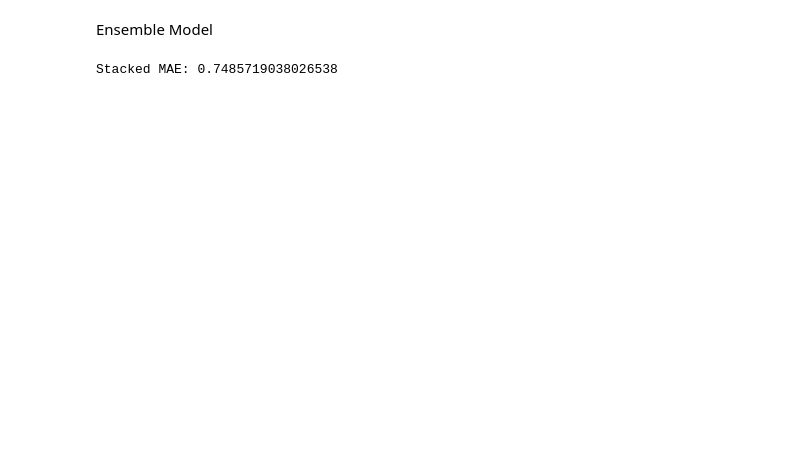
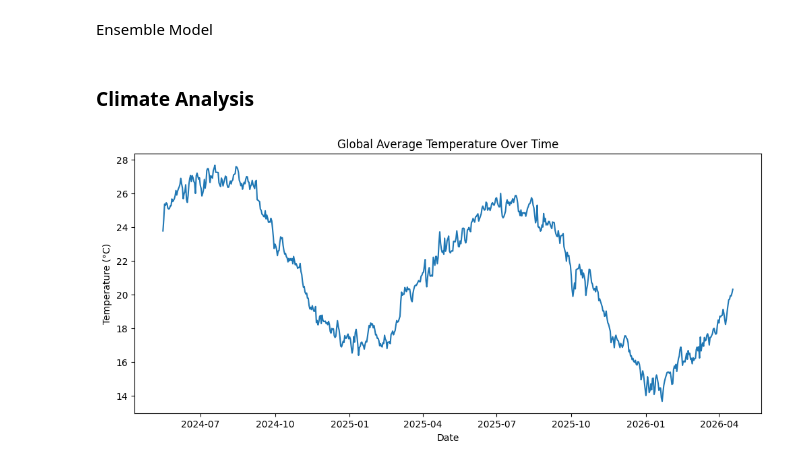
Before and after one commit to benkwan26/weather-trend-forecasting, a Jupyter notebook: weather_trend_forecasting.ipynb, the cells around one changed output. Drawn from its saved outputs; the diff is of its cells as text; code cells hidden in the pictures; blank space fills up the shorter version.

```diff
--- a/weather_trend_forecasting.ipynb
+++ b/weather_trend_forecasting.ipynb
@@ -63,3 +65,7 @@ df["doy_cos"] = np.cos(2 * np.pi * df["day_of_year"] / 365)
+# %%
+dates_to_drop = pd.to_datetime(["2024-07-21", "2026-01-19"]).date
+
+df = df[~df["last_updated"].dt.date.isin(dates_to_drop)]
 # %% [markdown]
 ### Advanced EDA
 # %%
@@ -140,13 +153,15 @@ df.sample(20)
 # %%
-ts = df.set_index("last_updated")["temperature_celsius"].resample("D").mean().ffill()
+df_model = df.set_index("last_updated")[features].resample("D").mean().ffill()
 
-def create_lag_features(series, lags=7):
-    df_lag = pd.DataFrame(series)
-    for i in range(1, lags+1):
-        df_lag[f"lag_{i}"] = df_lag[series.name].shift(i)
+def create_lag_features(df, target_col, lags=7):
+    df_lag = df.copy()
+
+    for i in range(1, lags + 1):
+        df_lag[f"{target_col}_lag_{i}"] = df_lag[target_col].shift(i)
+
     return df_lag.dropna()
 
-lagged = create_lag_features(ts, lags=14)
+lagged = create_lag_features(df_model, "temperature_celsius", lags=14)
 # %%
 train_size = int(len(lagged) * 0.8)
 
@@ -276,7 +309,8 @@ from sklearn.linear_model import LinearRegression
 # %%
 meta_X = pd.DataFrame({
     'rf': rf_pred,
-    'arima': arima_pred[:len(rf_pred)]
+    'arima': arima_pred[:len(rf_pred)],
+    'xgboost': xgb_pred[:len(rf_pred)]
 })
 
 meta_model = LinearRegression()
@@ -285,5 +319,16 @@ meta_model.fit(meta_X, y_test[:len(meta_X)])
 stacked_pred = meta_model.predict(meta_X)
 
 print("Stacked MAE:", mean_absolute_error(y_test[:len(stacked_pred)], stacked_pred))
-# %% [output]
-Stacked MAE: 0.7485719038026538
+# %% [markdown]
+### Climate Analysis
+# %%
+df_temperature = df.set_index("last_updated").resample("D")["temperature_celsius"].mean().ffill()
+
+plt.figure(figsize=(12,5))
+plt.plot(df_temperature)
+plt.title("Global Average Temperature Over Time")
+plt.xlabel("Date")
+plt.ylabel("Temperature (°C)")
+plt.show()
+# %% [output]
+[figure, added]
```
Also changed, not shown: parts of 31 cells of this notebook, 1 other file.
